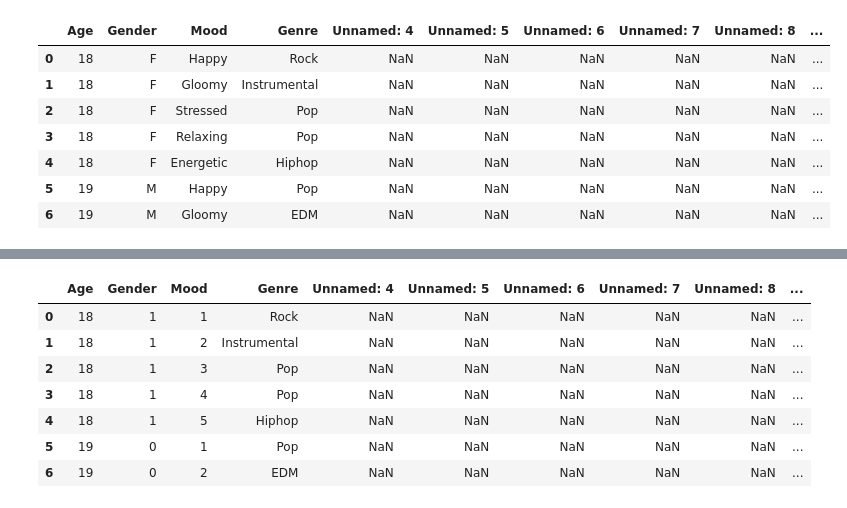
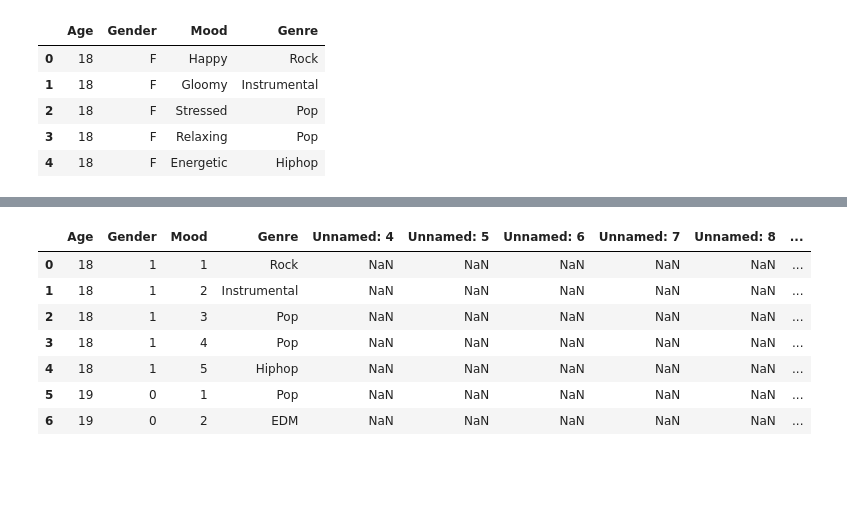
Before and after one commit to NAyeshaKhan/Music_Recommendation_App, a Jupyter notebook: MusicApp/Test Music AI.ipynb, the cells around one changed output, grey strips where cells are left out. Cells and saved outputs as stored; diff of their text form; code cells hidden in the pictures; blank space fills up the shorter version.

```diff
--- a/MusicApp/Test Music AI.ipynb
+++ b/MusicApp/Test Music AI.ipynb
@@ -1,25 +1,21 @@
 # %%
 import pandas as pd
 import numpy as np
 import seaborn as sns
-#import category_encoders as ce
 
 from matplotlib import pyplot as plt
-from pandas.plotting import scatter_matrix
-
 from sklearn.tree import DecisionTreeClassifier
 from sklearn.model_selection import train_test_split
 from sklearn.impute import SimpleImputer
 from sklearn.preprocessing import StandardScaler
 
 df=pd.read_csv('MRec.csv')
-df.head(7)
+df=df[['Age','Gender','Mood','Genre']]
+df.head()
 # %% [output]
-|  | Age | Gender | Mood | Genre | Unnamed: 4 | Unnamed: 5 | Unnamed: 6 | Unnamed: 7 | Unnamed: 8 | ... |
-| 0 | 18 | F | Happy | Rock | NaN | NaN | NaN | NaN | NaN | ... |
-| 1 | 18 | F | Gloomy | Instrumental | NaN | NaN | NaN | NaN | NaN | ... |
-| 2 | 18 | F | Stressed | Pop | NaN | NaN | NaN | NaN | NaN | ... |
-| 3 | 18 | F | Relaxing | Pop | NaN | NaN | NaN | NaN | NaN | ... |
-| 4 | 18 | F | Energetic | Hiphop | NaN | NaN | NaN | NaN | NaN | ... |
-| 5 | 19 | M | Happy | Pop | NaN | NaN | NaN | NaN | NaN | ... |
-| 6 | 19 | M | Gloomy | EDM | NaN | NaN | NaN | NaN | NaN | ... |
+|  | Age | Gender | Mood | Genre |
+| 0 | 18 | F | Happy | Rock |
+| 1 | 18 | F | Gloomy | Instrumental |
+| 2 | 18 | F | Stressed | Pop |
+| 3 | 18 | F | Relaxing | Pop |
+| 4 | 18 | F | Energetic | Hiphop |
```
Also changed, not shown: parts of 13 cells of this notebook.
